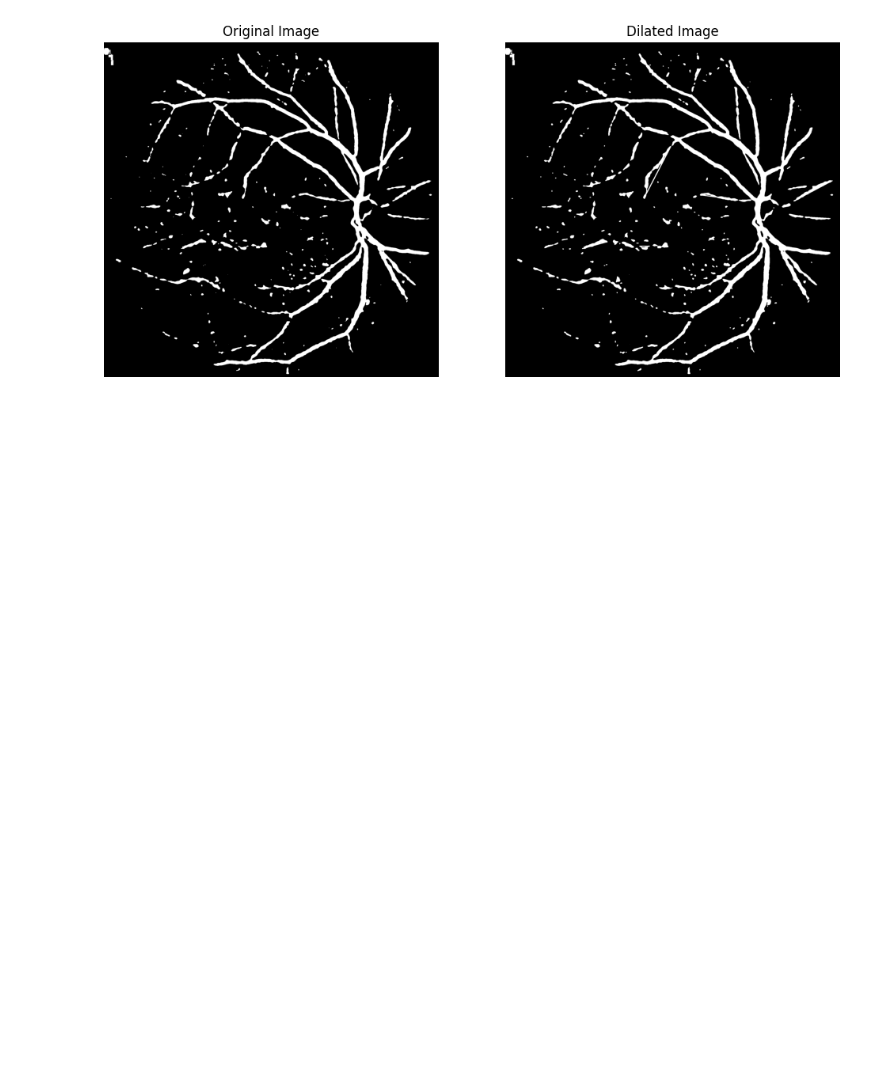
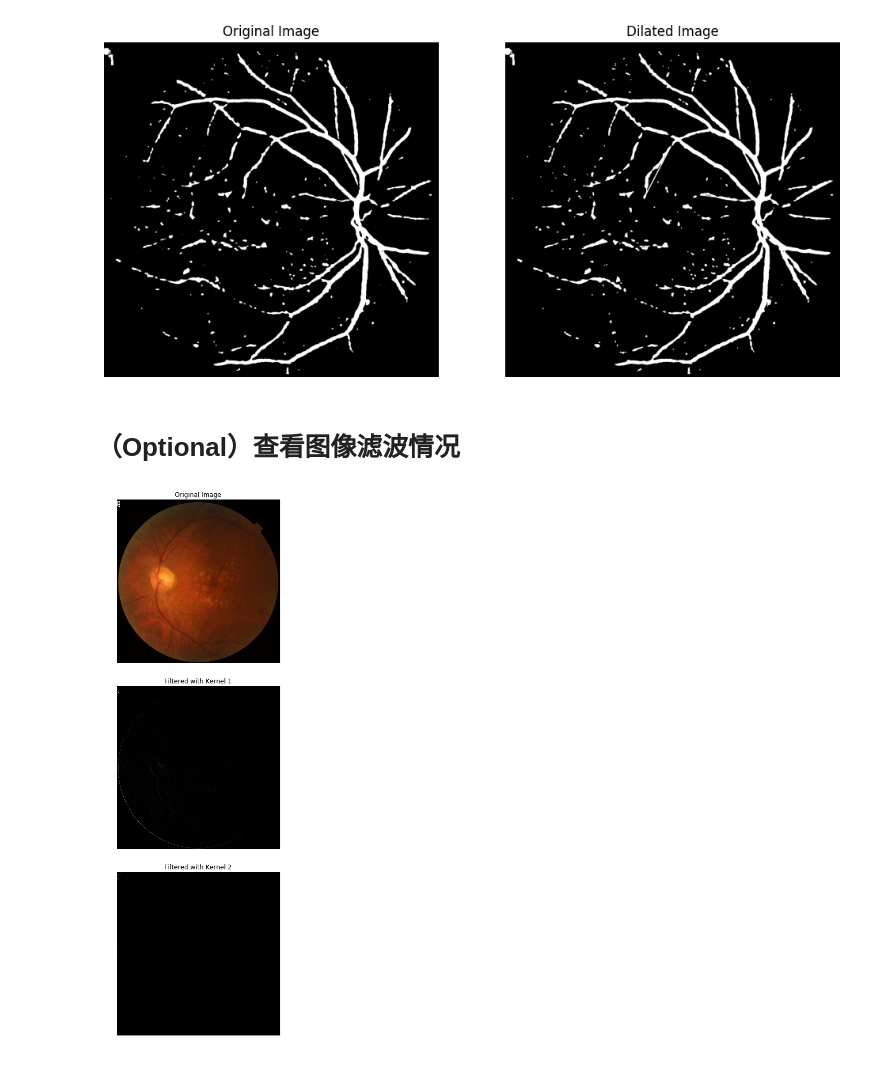
Before and after one commit to molongIT/molong--, a Jupyter notebook: molong-utils/test图像梯度.ipynb, the cells around one changed output. Cells and saved outputs as stored; diff of their text form; code cells hidden in the pictures; blank space fills up the shorter version.

```diff
--- a/molong-utils/test图像梯度.ipynb
+++ b/molong-utils/test图像梯度.ipynb
@@ -171,3 +171,51 @@ plt.show()
 # %% [output]
 [figure]
 [figure]
+# %% [markdown]
+# （Optional）查看图像滤波情况
+# %%
+import cv2
+import numpy as np
+import matplotlib.pyplot as plt
+
+# 1. 读取图像
+image_path = '/home/pxl/myProject/血管分割/RawData/FIVES-rawData/train/Original/51_A.png'  # 确保路径正确
+image = cv2.imread(image_path)
+
+# 检查图像是否加载成功
+if image is None:
+    raise ValueError(f"图像未能加载成功，请检查路径是否正确: {image_path}")
+
+# 2. 转换为灰度图像
+gray_image = cv2.cvtColor(image, cv2.COLOR_BGR2GRAY)
+
+# 3. 定义自定义滤波核
+kernel_1 = np.array([[0, 1, 1], [-1, 0, 1], [-1, -1, 0]])
+kernel_2 = np.array([[0, 1, 0], [1, -4, 1], [0, 1, 0]])
+
+# 4. 使用filter2D进行卷积操作
+filtered_image_1 = cv2.filter2D(gray_image, -1, kernel_1)
+filtered_image_2 = cv2.filter2D(gray_image, -1, kernel_2)
+
+# 5. 显示原始图像和滤波后的结果，使用单列布局
+plt.figure(figsize=(5, 15))  # 修改窗口大小，适应一列的布局
+
+plt.subplot(3, 1, 1)
+plt.title('Original Image')
+plt.imshow(cv2.cvtColor(image, cv2.COLOR_BGR2RGB))
+plt.axis('off')
+
+plt.subplot(3, 1, 2)
+plt.title('Filtered with Kernel 1')
+plt.imshow(filtered_image_1, cmap='gray')
+plt.axis('off')
+
+plt.subplot(3, 1, 3)
+plt.title('Filtered with Kernel 2')
+plt.imshow(filtered_image_2, cmap='gray')
+plt.axis('off')
+
+plt.tight_layout()  # 调整子图间的布局
+plt.show()
+# %% [output]
+[figure, added]
```
Also changed, not shown: 36 other files.
